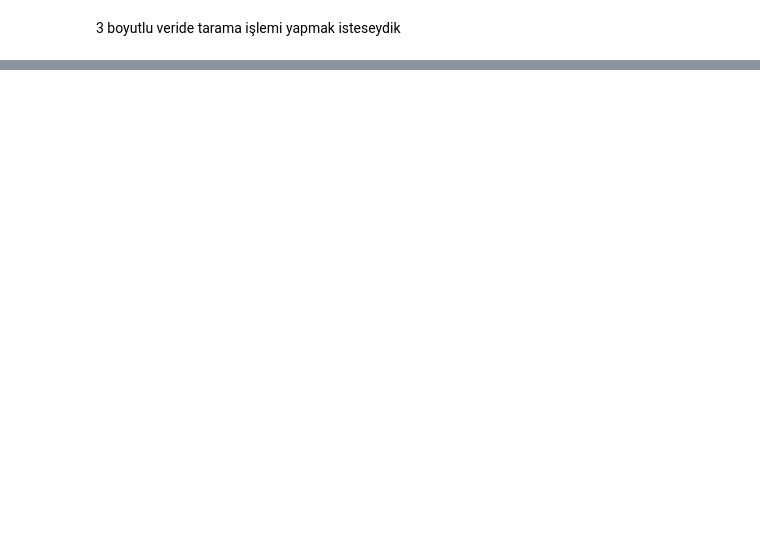
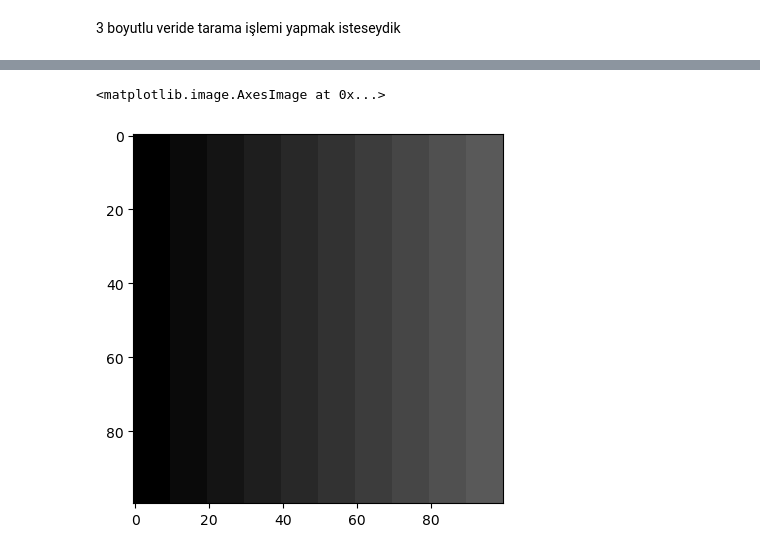
Before and after one commit to emrebendes/ImageProcessing, a Jupyter notebook: u1.ipynb, the cells around one changed output, grey strips where cells are left out. Cells and saved outputs as stored; diff of their text form; code cells hidden in the pictures; blank space fills up the shorter version.

```diff
--- a/u1.ipynb
+++ b/u1.ipynb
@@ -172,0 +298,6 @@ part
+# %%
+img3= np.hstack([np.ones((100,10))*10*i for i in range(10)])
+plt.imshow(img3,cmap='gray',vmin=0,vmax=255)
+# %% [output]
+<matplotlib.image.AxesImage at 0x...>
+[figure, added]
```
Also changed, not shown: parts of 47 cells of this notebook.
